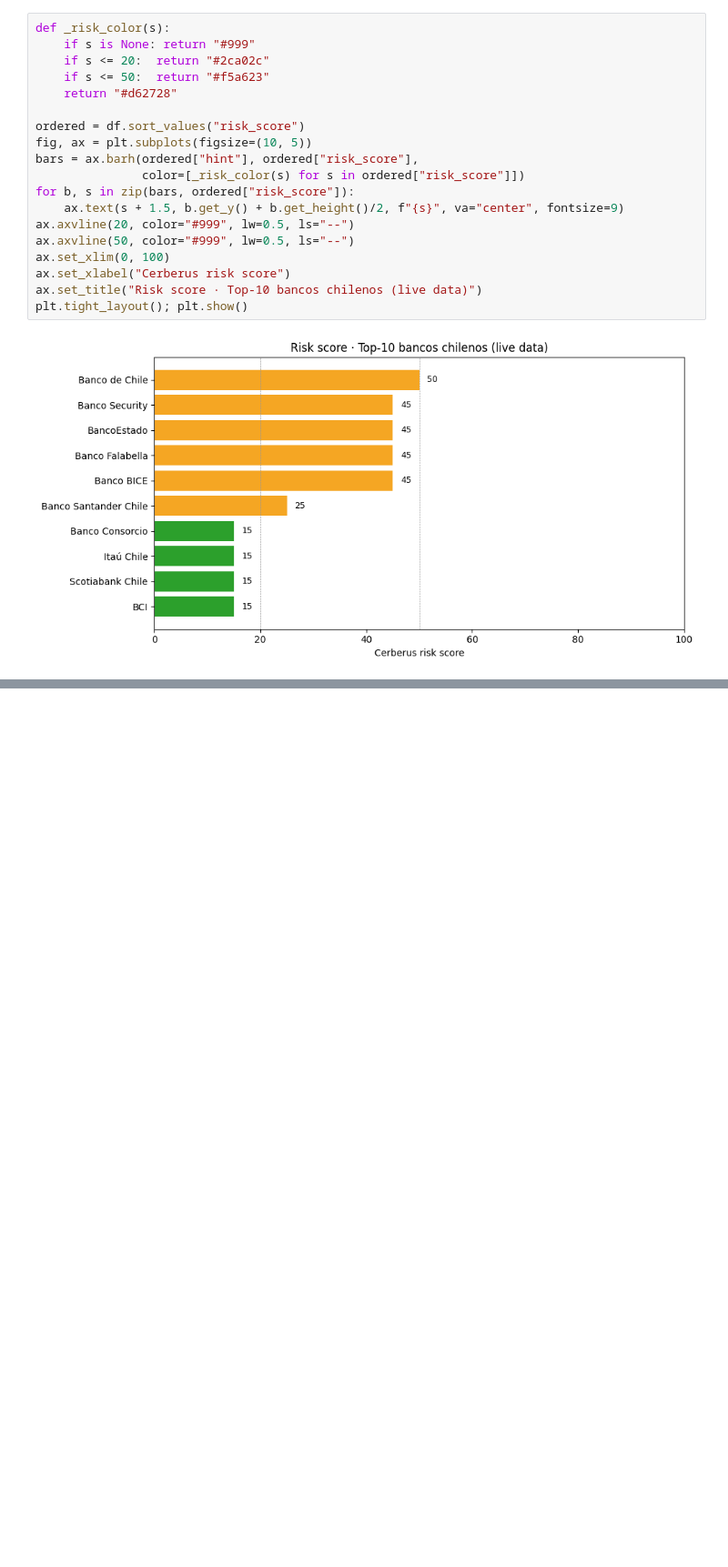
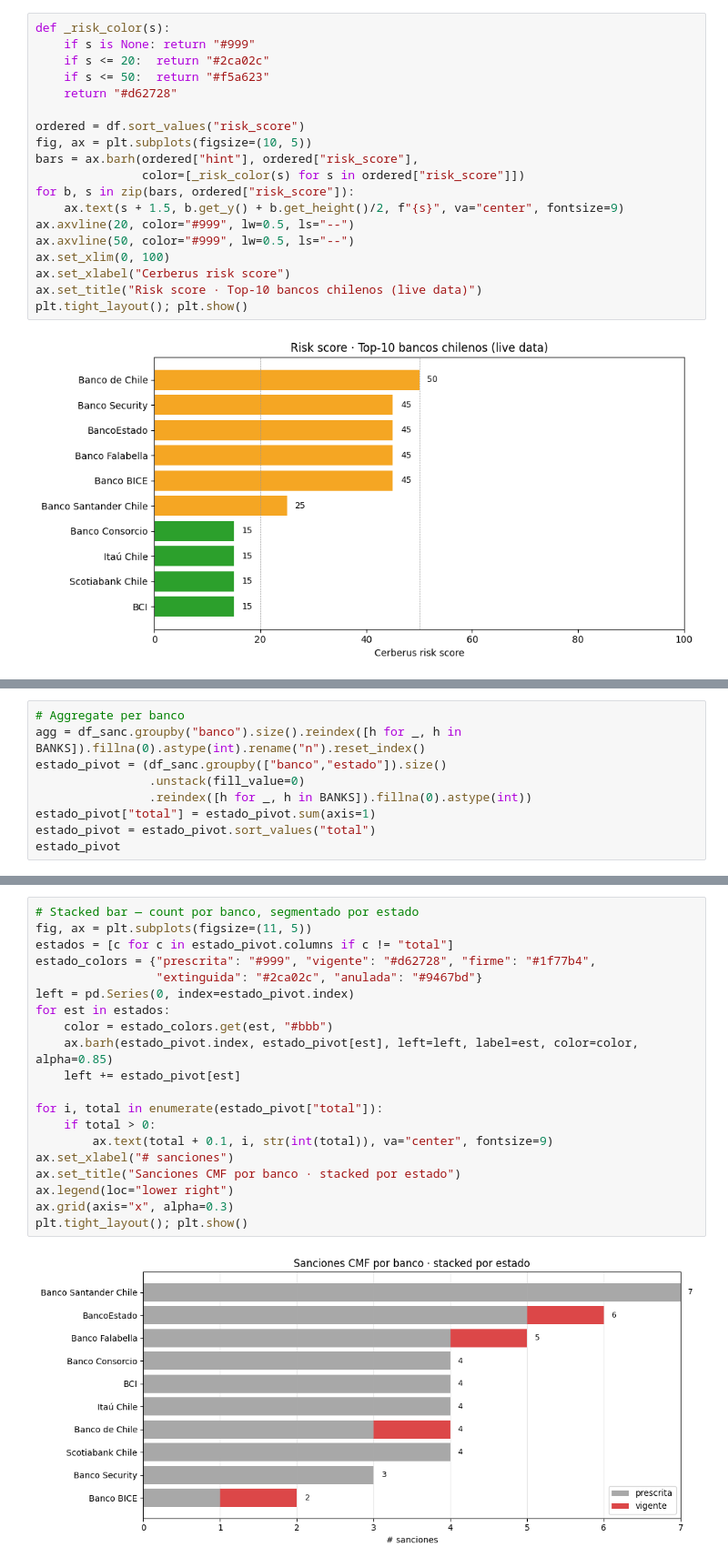
Before and after one commit to l0rdbarcsacs/cerberus-sdk-python, a Jupyter notebook: examples/notebooks/04-top10-bancos-chile.ipynb, the cells around one changed output, grey strips where cells are left out. Shown at 91% size. Saved outputs shown, nothing was run; the diff lists cells and outputs as text; blank space fills up the shorter version.

```diff
--- a/examples/notebooks/04-top10-bancos-chile.ipynb
+++ b/examples/notebooks/04-top10-bancos-chile.ipynb
@@ -1095,0 +771,9 @@ notebook completo · todos los recursos cerrados via context managers
+# %%
+# Aggregate per banco
+agg = df_sanc.groupby("banco").size().reindex([h for _, h in BANKS]).fillna(0).astype(int).rename("n").reset_index()
+estado_pivot = (df_sanc.groupby(["banco","estado"]).size()
+                .unstack(fill_value=0)
+                .reindex([h for _, h in BANKS]).fillna(0).astype(int))
+estado_pivot["total"] = estado_pivot.sum(axis=1)
+estado_pivot = estado_pivot.sort_values("total")
+estado_pivot
@@ -1095,0 +793,22 @@ notebook completo · todos los recursos cerrados via context managers
+# %%
+# Stacked bar — count por banco, segmentado por estado
+fig, ax = plt.subplots(figsize=(11, 5))
+estados = [c for c in estado_pivot.columns if c != "total"]
+estado_colors = {"prescrita": "#999", "vigente": "#d62728", "firme": "#1f77b4",
+                 "extinguida": "#2ca02c", "anulada": "#9467bd"}
+left = pd.Series(0, index=estado_pivot.index)
+for est in estados:
+    color = estado_colors.get(est, "#bbb")
+    ax.barh(estado_pivot.index, estado_pivot[est], left=left, label=est, color=color, alpha=0.85)
+    left += estado_pivot[est]
+
+for i, total in enumerate(estado_pivot["total"]):
+    if total > 0:
+        ax.text(total + 0.1, i, str(int(total)), va="center", fontsize=9)
+ax.set_xlabel("# sanciones")
+ax.set_title("Sanciones CMF por banco · stacked por estado")
+ax.legend(loc="lower right")
+ax.grid(axis="x", alpha=0.3)
+plt.tight_layout(); plt.show()
+# %% [output]
+[figure, added]
```
Also changed, not shown: parts of 105 cells of this notebook.
